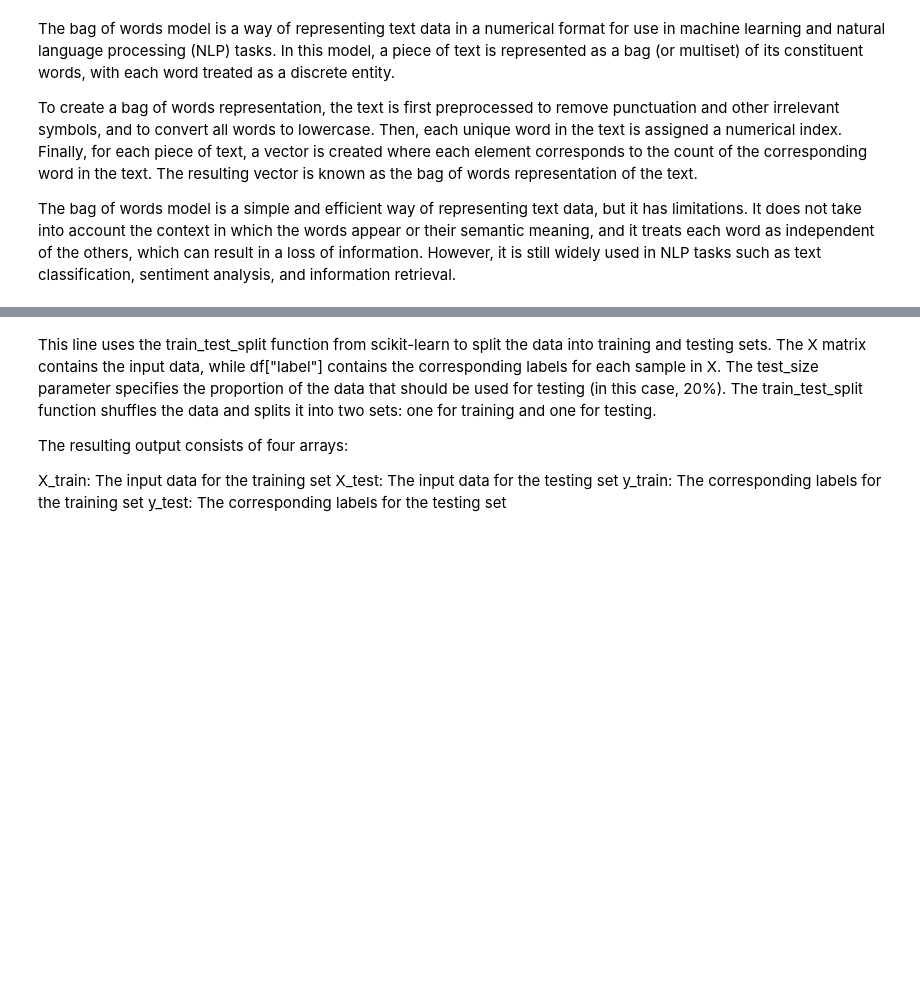
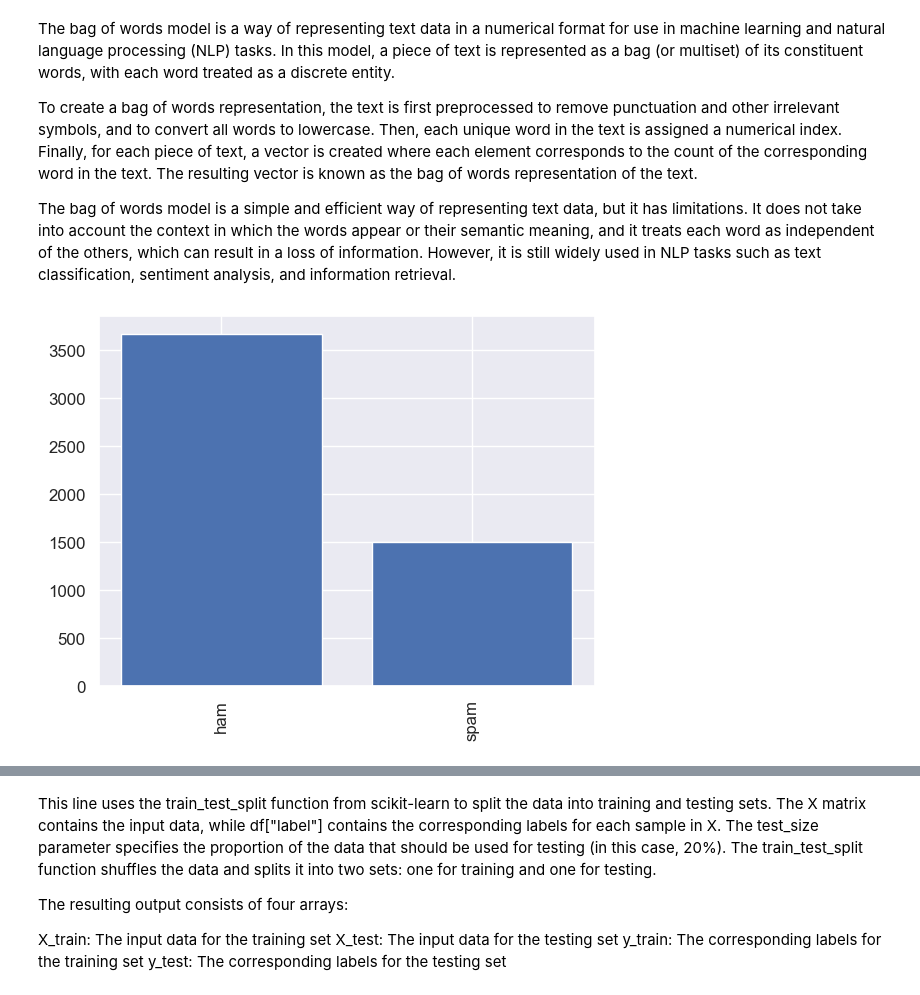
Before and after one commit to LCM-org/aml2203_proj_group3, a Jupyter notebook: EmailSpamOrHamPredictor_G3_Jupiter.ipynb, the cells around one changed output, grey strips where cells are left out. Drawn from its saved outputs; the diff is of its cells as text; code cells hidden in the pictures; blank space fills up the shorter version.

```diff
--- a/EmailSpamOrHamPredictor_G3_Jupiter.ipynb
+++ b/EmailSpamOrHamPredictor_G3_Jupiter.ipynb
@@ -73,3 +87,26 @@ The bag of words model is a way of representing text data in a numerical format
 To create a bag of words representation, the text is first preprocessed to remove punctuation and other irrelevant symbols, and to convert all words to lowercase. Then, each unique word in the text is assigned a numerical index. Finally, for each piece of text, a vector is created where each element corresponds to the count of the corresponding word in the text. The resulting vector is known as the bag of words representation of the text.
 
 The bag of words model is a simple and efficient way of representing text data, but it has limitations. It does not take into account the context in which the words appear or their semantic meaning, and it treats each word as independent of the others, which can result in a loss of information. However, it is still widely used in NLP tasks such as text classification, sentiment analysis, and information retrieval.
+# %%
+# Extract the text field from the DataFrame into a list
+label_count = df['label']  # select first 30 records
+
+# Create a CountVectorizer object and fit it on the list of text data
+vectorizer = CountVectorizer()
+X_label = vectorizer.fit_transform(label_count)
+
+# Get the feature names and their frequencies
+features = vectorizer.get_feature_names_out()
+frequencies = X_label.sum(axis=0).A1
+
+dictionary = dict(zip(features, frequencies))
+
+# Sort the dictionary in descending order of frequency
+sorted_dict = {k: v for k, v in sorted(dictionary.items(), key=lambda item: item[1], reverse=True)}
+
+# Plot the chart
+plt.bar(sorted_dict.keys(), sorted_dict.values())
+plt.xticks(rotation=90)
+plt.show()
+# %% [output]
+[figure, added]
```
Also changed, not shown: parts of 9 cells of this notebook.
